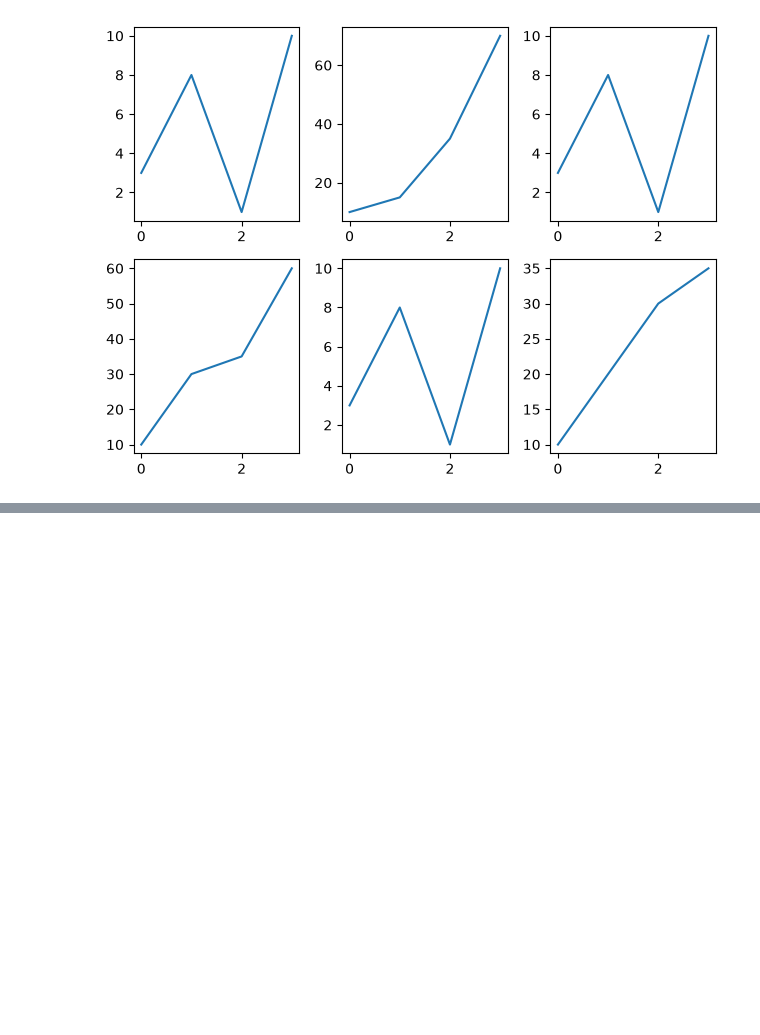
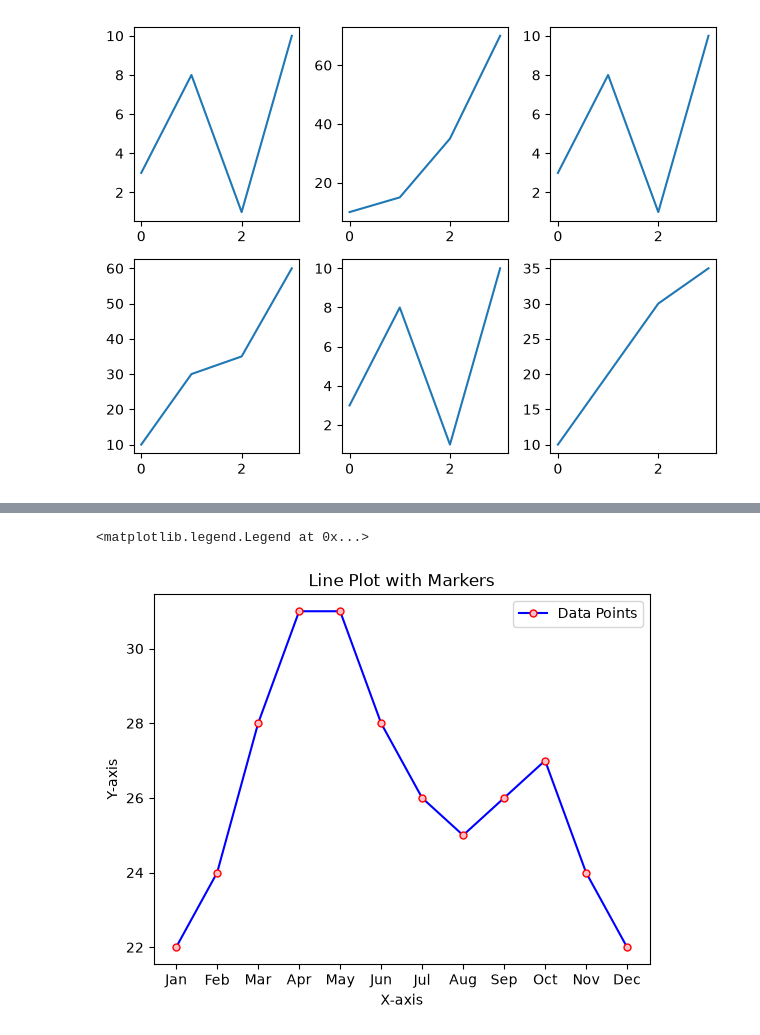
Before and after one commit to AkashPawar-09/Learning-python-and-libraries, a Jupyter notebook: 4_Learning-Matplotlib/2_Line_Plot_examples/1_Line_Plotting.ipynb, the cells around one changed output, grey strips where cells are left out. Saved outputs shown, nothing was run; the diff lists cells and outputs as text; code cells hidden in the pictures; blank space fills up the shorter version.

Commit message:
Updated matplotlib Learning Folders

```diff
--- a/4_Learning-Matplotlib/2_Line_Plot_examples/1_Examples.ipynb
+++ b/4_Learning-Matplotlib/2_Line_Plot_examples/1_Line_Plotting.ipynb
@@ -171,0 +189,9 @@ plt.show()
+# %%
+plt.plot(temp['Month'],temp['Pune'],c = 'b',marker = 'o',ms = 5,mfc = 'pink',mec = 'r',label='Data Points')
+plt.xlabel("X-axis")
+plt.ylabel("Y-axis")
+plt.title("Line Plot with Markers")
+plt.legend()
+# %% [output]
+<matplotlib.legend.Legend at 0x...>
+[figure, added]
```
Also changed, not shown: parts of 7 cells of this notebook, 5 other files.
